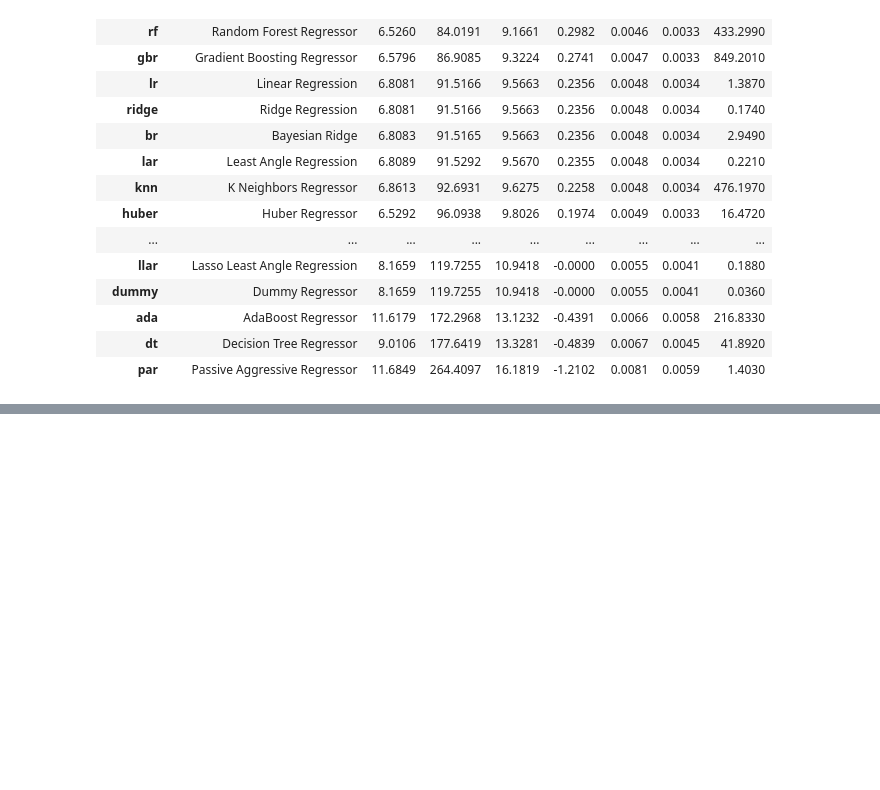
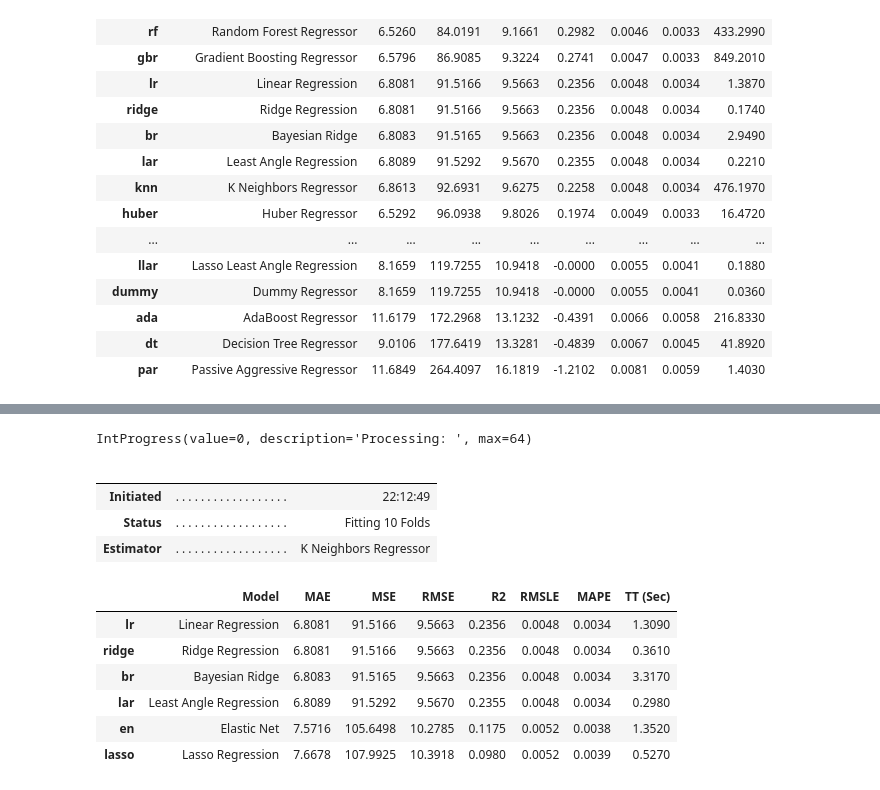
Before and after one commit to jjrobertson14/Automated-Machine-Learning-with-Microsoft-Azure, a Jupyter notebook: JJ-Additions/Local Compute/Pycaret and RAPIDS/PyCaretBenchmarkNotebook.ipynb, the cells around one changed output, grey strips where cells are left out. Saved outputs shown, nothing was run; the diff lists cells and outputs as text; code cells hidden in the pictures; blank space fills up the shorter version.

```diff
--- a/JJ-Additions/Local Compute/Pycaret and RAPIDS/PyCaretBenchmarkNotebook.ipynb
+++ b/JJ-Additions/Local Compute/Pycaret and RAPIDS/PyCaretBenchmarkNotebook.ipynb
@@ -139,17 +128,19 @@ benchmark_list.append(benchmark_payload)
 # %%
 # Blender Ensemble Model
 with Timer() as elapsed:
-    #train individual models to blend
-    xgboost = create_model('xgboost', verbose = False)
+    # Train individual models to blend
+
+    # excluding xgboost since cannot run on GPU for comparison
+    # xgboost = create_model('xgboost', verbose = False)
     lr = create_model('lr', verbose = False)
     knn = create_model('knn', verbose = False)
 
-    #blend individual models
-    blender = blend_models(estimator_list = [xgboost, lr, knn])
+    # Blend individual models
+    blender = blend_models(estimator_list = [lr, knn])
 
 benchmark_payload = {}
 benchmark_payload["function"] = "ensemble - blending cpu"
-benchmark_payload["model"] = "xgboost, lr, knn"
+benchmark_payload["model"] = "Blending lr, knn"
 benchmark_payload["processor"] = "cpu"
 benchmark_payload["fit_time"] = elapsed.elapsed
 
@@ -220,16 +235,30 @@ benchmark_list.append(benchmark_payload)
 # %%
-# Try GPU
-# TODO exclude all non-GPU models and copy to rest
+# Exclude all non-GPU models and copy to rest
+non_gpu_models = ['ransac', 'huber', 'par', 'ada', 'omp', 'llar']
 with Timer() as elapsed:
-    best_models = compare_models(exclude = ['ransac'], n_select = 3)
+    best_models = compare_models(exclude=non_gpu_models, n_select=3, cros)
 
 benchmark_payload = {}
 benchmark_payload["function"] = "compare models gpu"
 benchmark_payload["model"] = "all"
 benchmark_payload["processor"] = "gpu"
 benchmark_payload["fit_time"] = elapsed.elapsed
 
 benchmark_list.append(benchmark_payload)
+# %% [output]
+IntProgress(value=0, description='Processing: ', max=64)
+|  |  |  |
+|  |  |  |
+| Initiated | . . . . . . . . . . . . . . . . . . | 22:12:49 |
+| Status | . . . . . . . . . . . . . . . . . . | Fitting 10 Folds |
+| Estimator | . . . . . . . . . . . . . . . . . . | K Neighbors Regressor |
+|  | Model | MAE | MSE | RMSE | R2 | RMSLE | MAPE | TT (Sec) |
+| lr | Linear Regression | 6.8081 | 91.5166 | 9.5663 | 0.2356 | 0.0048 | 0.0034 | 1.3090 |
+| ridge | Ridge Regression | 6.8081 | 91.5166 | 9.5663 | 0.2356 | 0.0048 | 0.0034 | 0.3610 |
+| br | Bayesian Ridge | 6.8083 | 91.5165 | 9.5663 | 0.2356 | 0.0048 | 0.0034 | 3.3170 |
+| lar | Least Angle Regression | 6.8089 | 91.5292 | 9.5670 | 0.2355 | 0.0048 | 0.0034 | 0.2980 |
+| en | Elastic Net | 7.5716 | 105.6498 | 10.2785 | 0.1175 | 0.0052 | 0.0038 | 1.3520 |
+| lasso | Lasso Regression | 7.6678 | 107.9925 | 10.3918 | 0.0980 | 0.0052 | 0.0039 | 0.5270 |
 # %%
 # Create Model (Linear Regression)
 
```
Also changed, not shown: parts of 13 cells of this notebook.
